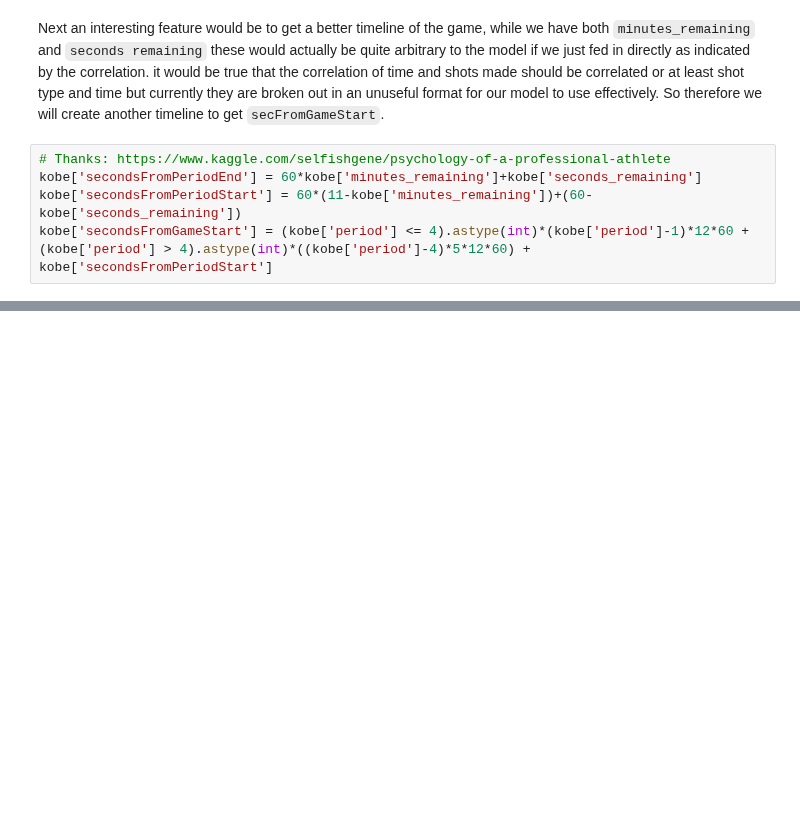
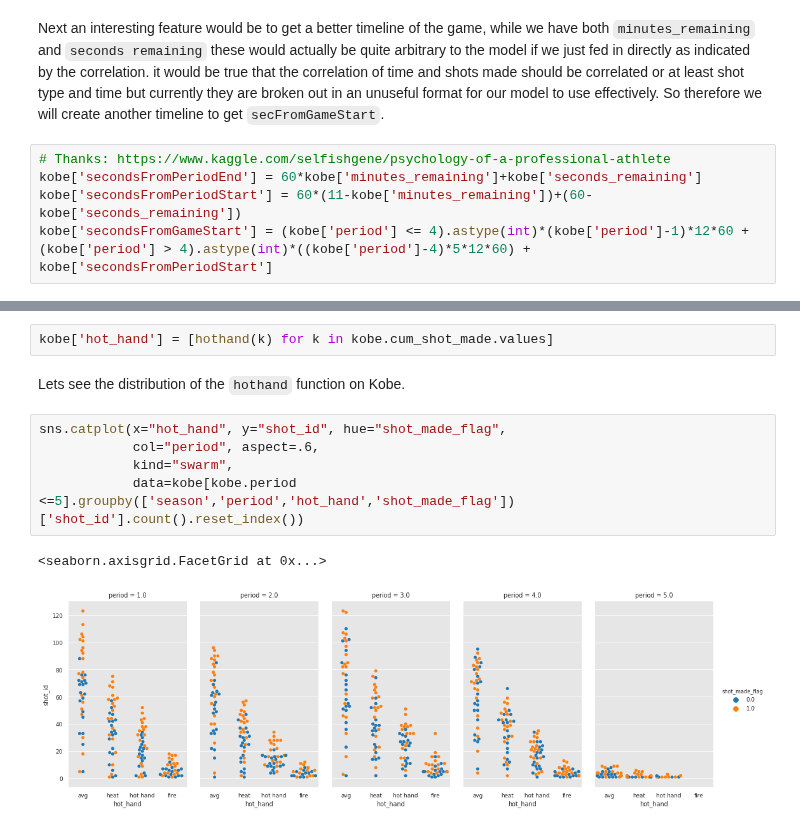
Before and after one commit to naivelogic/Machine_Learning_Notebooks, a Jupyter notebook: Kobe Bryant Shot Selection.ipynb, the cells around one changed output, grey strips where cells are left out. Cells and saved outputs as stored; diff of their text form; blank space fills up the shorter version.

```diff
--- a/Kobe Bryant Shot Selection.ipynb
+++ b/Kobe Bryant Shot Selection.ipynb
@@ -210,3 +251,15 @@ kobe['secondsFromGameStart'] = (kobe['period'] <= 4).astype(int)*(kobe['period']
+# %%
+kobe['hot_hand'] = [hothand(k) for k in kobe.cum_shot_made.values]
+# %% [markdown]
+Lets see the distribution of the `hothand` function on Kobe.
+# %%
+sns.catplot(x="hot_hand", y="shot_id", hue="shot_made_flag",
+            col="period", aspect=.6,
+            kind="swarm",
+            data=kobe[kobe.period <=5].groupby(['season','period','hot_hand','shot_made_flag'])['shot_id'].count().reset_index())
+# %% [output]
+<seaborn.axisgrid.FacetGrid at 0x...>
+[figure, added]
 # %%
 kobe.head()
 # %% [output]
```
Also changed, not shown: parts of 18 cells of this notebook.
